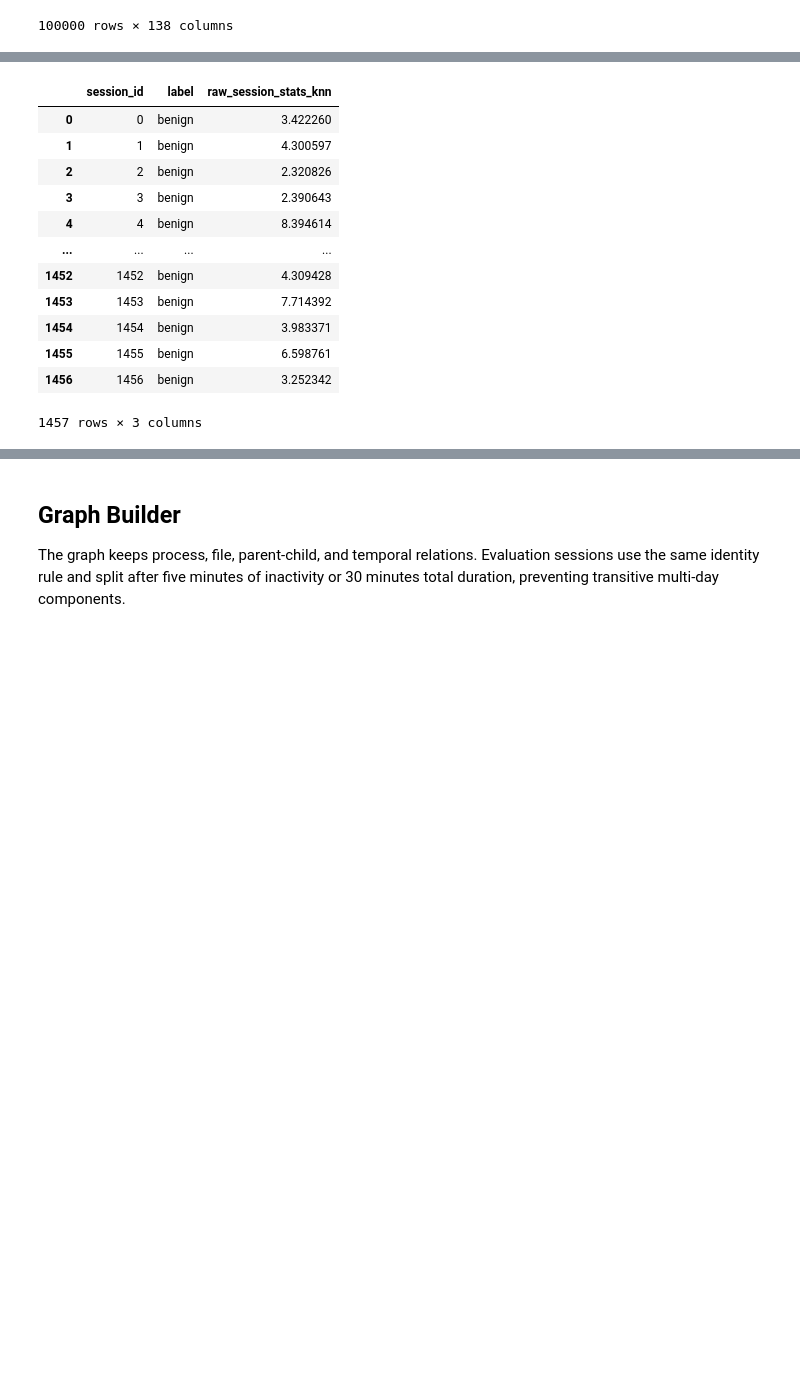
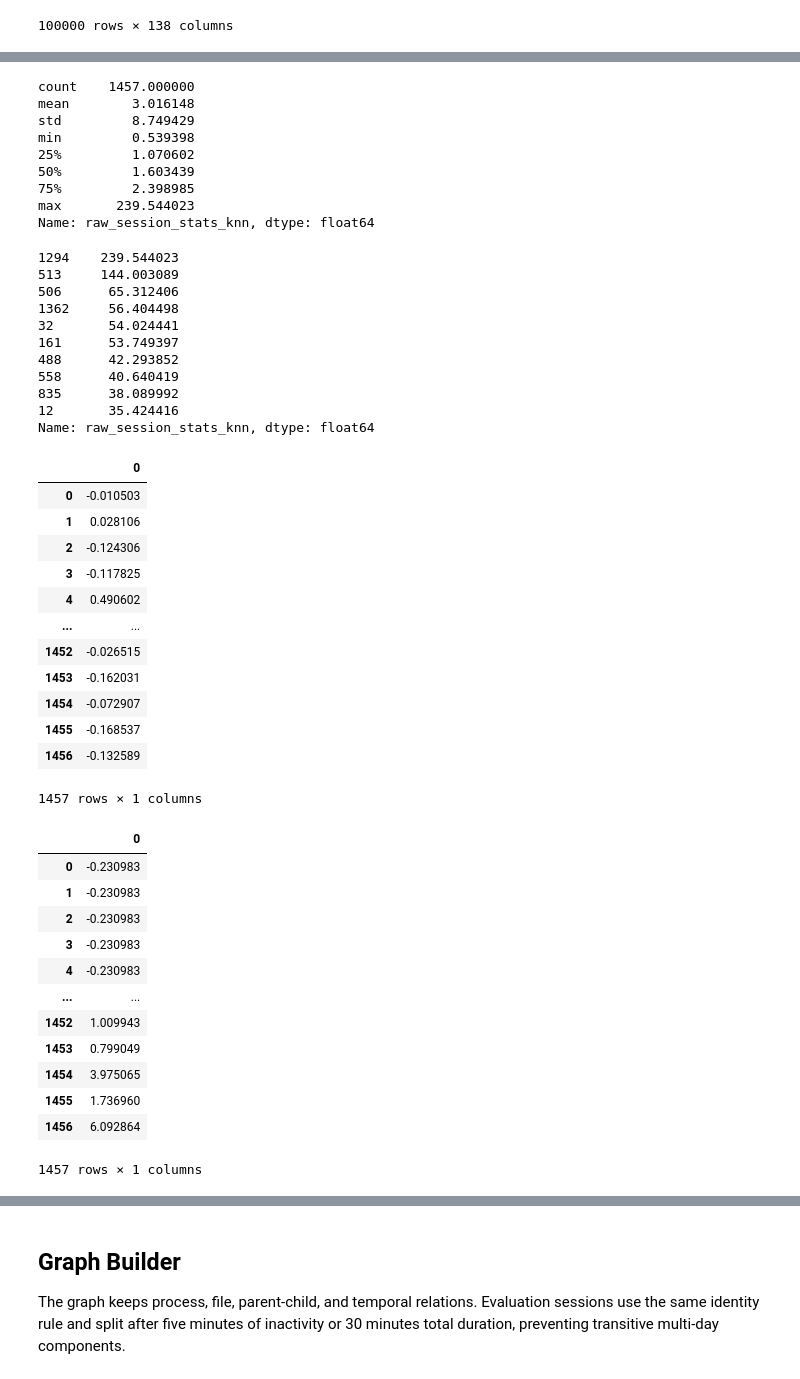
Before and after one commit to MekaelWasti/Cyber-Telemetry, a Jupyter notebook: Simplified Graph Triage.ipynb, the cells around one changed output, grey strips where cells are left out. Drawn from its saved outputs; the diff is of its cells as text; code cells hidden in the pictures; blank space fills up the shorter version.

```diff
--- a/Simplified Graph Triage.ipynb
+++ b/Simplified Graph Triage.ipynb
@@ -295,16 +337,62 @@ scores
-# %%
-session_table[["session_id", "label", "raw_session_stats_knn"]]
-# %% [output]
-|  | session_id | label | raw_session_stats_knn |
-| 0 | 0 | benign | 3.422260 |
-| 1 | 1 | benign | 4.300597 |
-| 2 | 2 | benign | 2.320826 |
-| 3 | 3 | benign | 2.390643 |
-| 4 | 4 | benign | 8.394614 |
-| ... | ... | ... | ... |
-| 1452 | 1452 | benign | 4.309428 |
-| 1453 | 1453 | benign | 7.714392 |
-| 1454 | 1454 | benign | 3.983371 |
-| 1455 | 1455 | benign | 6.598761 |
-| 1456 | 1456 | benign | 3.252342 |
-1457 rows × 3 columns
+# %%
+# The distance ranking is our anomaly score, so we can sort the sessions by this score to identify the most anomalous sessions
+display(session_table["raw_session_stats_knn"].describe()) # Showing massive outliers, the max is ~100x the 75th percentile
+display(session_table["raw_session_stats_knn"].sort_values(ascending=False).head(10)) # Massive distances between top sessions, meaning there are distinct outliers
+
+
+# To make this more human interpretable, we will use Z-scores to identify which features are driving the anomaly score for the top anomalous session.
+raw_distance_scores = knn_distance_anomaly_scores(X, k=15)
+anomaly_distance_z_score = pd.DataFrame((raw_distance_scores - np.mean(raw_distance_scores)) / np.std(raw_distance_scores))
+display(anomaly_distance_z_score)
+
+# Do the same with the distance weighted enrichment score
+raw_enrichment_scores = neighbour_distance_weighted_enrichment(X, k=15)
+anomaly_enrichment_z_score = pd.DataFrame((raw_enrichment_scores - np.mean(raw_enrichment_scores)) / np.std(raw_enrichment_scores))
+display(anomaly_enrichment_z_score)
+# %% [output]
+count    1457.000000
+mean        3.016148
+std         8.749429
+min         0.539398
+25%         1.070602
+50%         1.603439
+75%         2.398985
+max       239.544023
+Name: raw_session_stats_knn, dtype: float64
+1294    239.544023
+513     144.003089
+506      65.312406
+1362     56.404498
+32       54.024441
+161      53.749397
+488      42.293852
+558      40.640419
+835      38.089992
+12       35.424416
+Name: raw_session_stats_knn, dtype: float64
+|  | 0 |
+| 0 | -0.010503 |
+| 1 | 0.028106 |
+| 2 | -0.124306 |
+| 3 | -0.117825 |
+| 4 | 0.490602 |
+| ... | ... |
+| 1452 | -0.026515 |
+| 1453 | -0.162031 |
+| 1454 | -0.072907 |
+| 1455 | -0.168537 |
+| 1456 | -0.132589 |
+1457 rows × 1 columns
+|  | 0 |
+| 0 | -0.230983 |
+| 1 | -0.230983 |
+| 2 | -0.230983 |
+| 3 | -0.230983 |
+| 4 | -0.230983 |
+| ... | ... |
+| 1452 | 1.009943 |
+| 1453 | 0.799049 |
+| 1454 | 3.975065 |
+| 1455 | 1.736960 |
+| 1456 | 6.092864 |
+1457 rows × 1 columns
```
Also changed, not shown: parts of 41 cells of this notebook.
